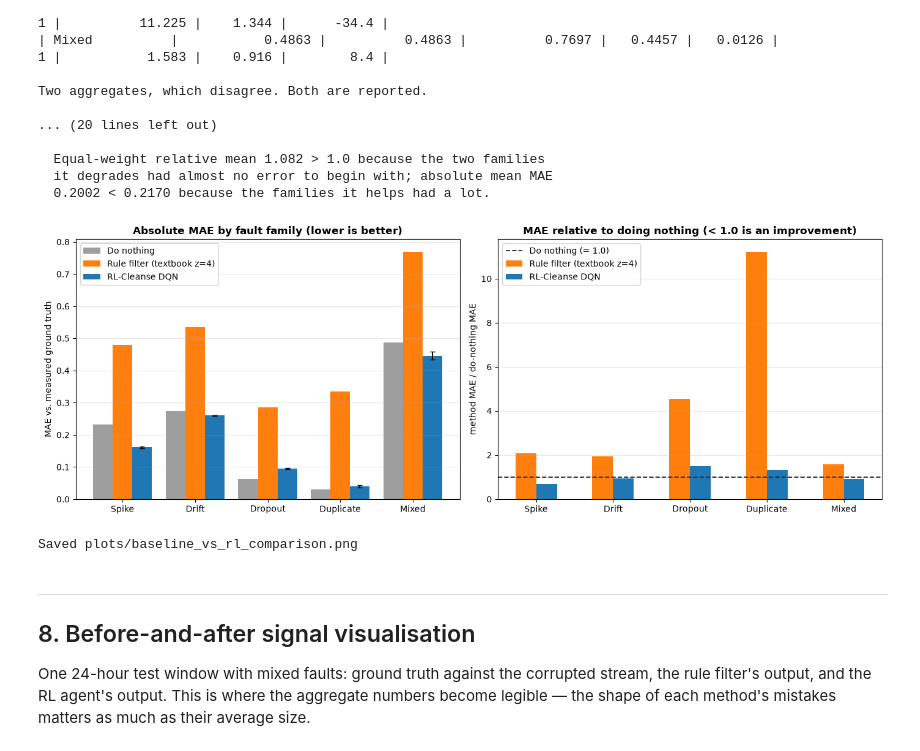
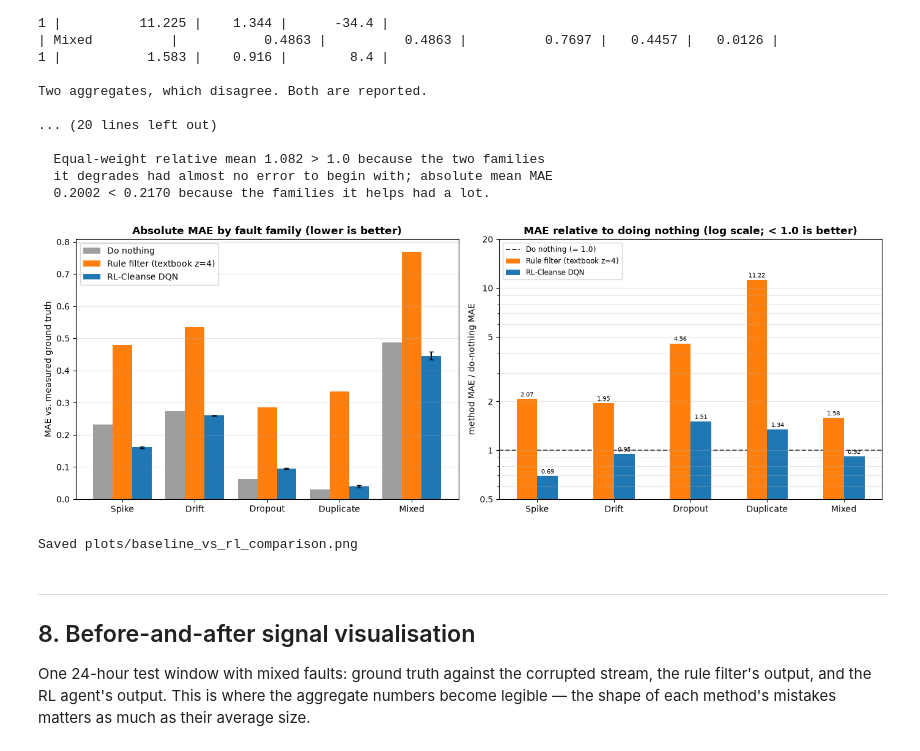
Before and after one commit to AnubhavKiroula/data-cleaning-openenv, a Jupyter notebook: RL-Cleanse_demo.ipynb, the cells around one changed output. Saved outputs shown, nothing was run; the diff lists cells and outputs as text; code cells hidden in the pictures.

```diff
--- a/RL-Cleanse_demo.ipynb
+++ b/RL-Cleanse_demo.ipynb
@@ -713,35 +713,55 @@ Two aggregates, which disagree. Both are reported.
 # %%
 # Side-by-side bar chart: absolute MAE and MAE relative to doing nothing.
 fig, axes = plt.subplots(1, 2, figsize=(14, 5))
 x = np.arange(len(results_df)); w = 0.27
 
 axes[0].bar(x - w, results_df["Do-nothing MAE"], w, label="Do nothing", color="#9e9e9e")
 axes[0].bar(x, results_df["Rule(txt) MAE"], w, label="Rule filter (textbook z=4)",
             color="#ff7f0e")
 axes[0].bar(x + w, results_df["RL MAE"], w, yerr=results_df["RL std"], capsize=3,
             label="RL-Cleanse DQN", color="#1f77b4")
 axes[0].set_title("Absolute MAE by fault family (lower is better)", fontweight="bold")
 axes[0].set_ylabel("MAE vs. measured ground truth")
 axes[0].set_xticks(x); axes[0].set_xticklabels(results_df["Fault family"])
 axes[0].legend(); axes[0].grid(alpha=0.3, axis="y")
 
-axes[1].axhline(1.0, color="#333", ls="--", lw=1.4, label="Do nothing (= 1.0)")
-axes[1].bar(x - w / 2, results_df["Rule(txt) rel"], w,
-            label="Rule filter (textbook z=4)", color="#ff7f0e")
-axes[1].bar(x + w / 2, results_df["RL rel"], w, label="RL-Cleanse DQN", color="#1f77b4")
-axes[1].set_title("MAE relative to doing nothing (< 1.0 is an improvement)",
+# Log scale: the textbook filter reaches 11x on the duplicate family, which on
+# a linear axis flattens the RL bars into the 1.0 reference line and hides the
+# very comparison this panel exists to show.
+import matplotlib.ticker as mticker
+
+for bars in (
+    axes[1].bar(x - w / 2, results_df["Rule(txt) rel"], w,
+                label="Rule filter (textbook z=4)", color="#ff7f0e"),
+    axes[1].bar(x + w / 2, results_df["RL rel"], w,
+                label="RL-Cleanse DQN", color="#1f77b4"),
+):
+    for rect in bars:
+        axes[1].annotate(f"{rect.get_height():.2f}",
+                         (rect.get_x() + rect.get_width() / 2, rect.get_height()),
+                         textcoords="offset points", xytext=(0, 3),
+                         ha="center", fontsize=7.5)
+axes[1].set_yscale("log")
+axes[1].axhline(1.0, color="#333", ls="--", lw=1.4, zorder=0,
+                label="Do nothing (= 1.0)")
+axes[1].set_ylim(0.5, 20)
+axes[1].set_yticks([0.5, 1, 2, 5, 10, 20])
+axes[1].get_yaxis().set_major_formatter(
+    mticker.FuncFormatter(lambda v, _: f"{v:g}"))
+axes[1].set_title("MAE relative to doing nothing (log scale; < 1.0 is better)",
                   fontweight="bold")
 axes[1].set_ylabel("method MAE / do-nothing MAE")
 axes[1].set_xticks(x); axes[1].set_xticklabels(results_df["Fault family"])
-axes[1].legend(); axes[1].grid(alpha=0.3, axis="y")
+axes[1].legend(loc="upper left", fontsize=8.5)
+axes[1].grid(alpha=0.3, axis="y", which="both")
 
 plt.tight_layout()
 os.makedirs("plots", exist_ok=True)
 plt.savefig("plots/baseline_vs_rl_comparison.png", dpi=150)
 plt.show()
 print("Saved plots/baseline_vs_rl_comparison.png")
 # %% [output]
-[figure, old version]
+[figure, new version]
 Saved plots/baseline_vs_rl_comparison.png
 # %% [markdown]
 ---
```
Also changed, not shown: parts of 1 cell of this notebook, 4 other files.
